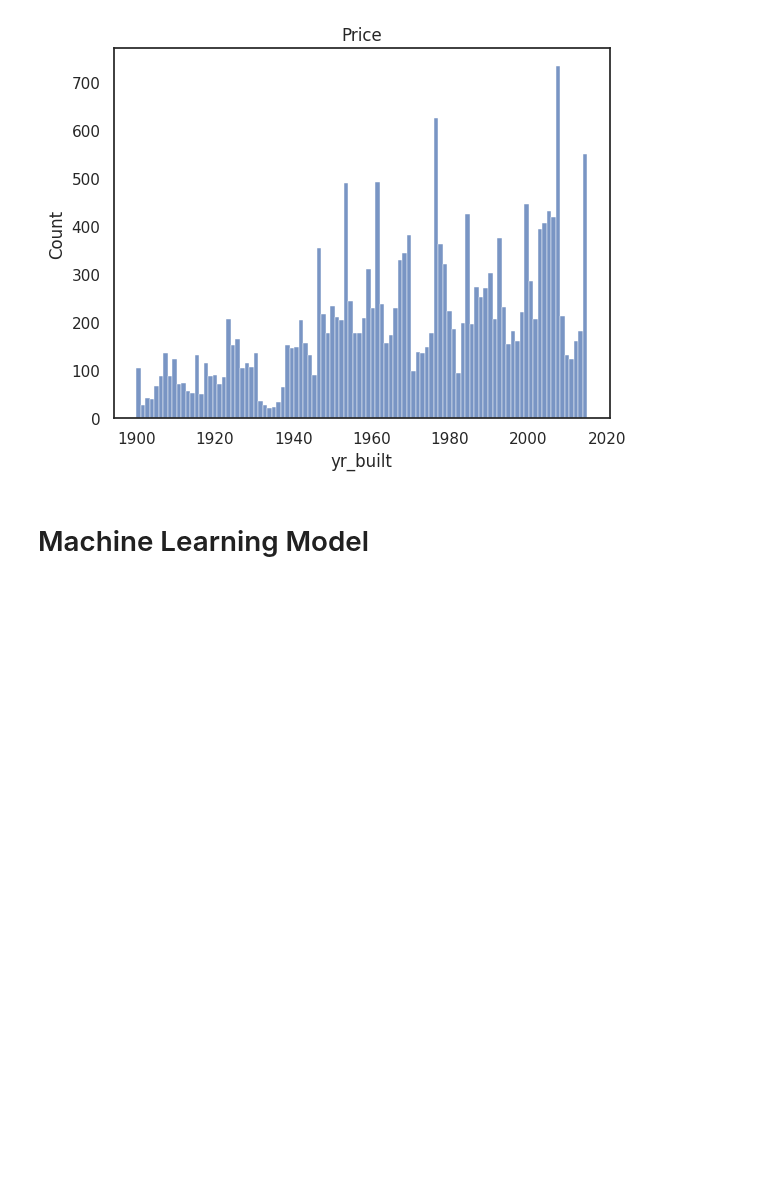
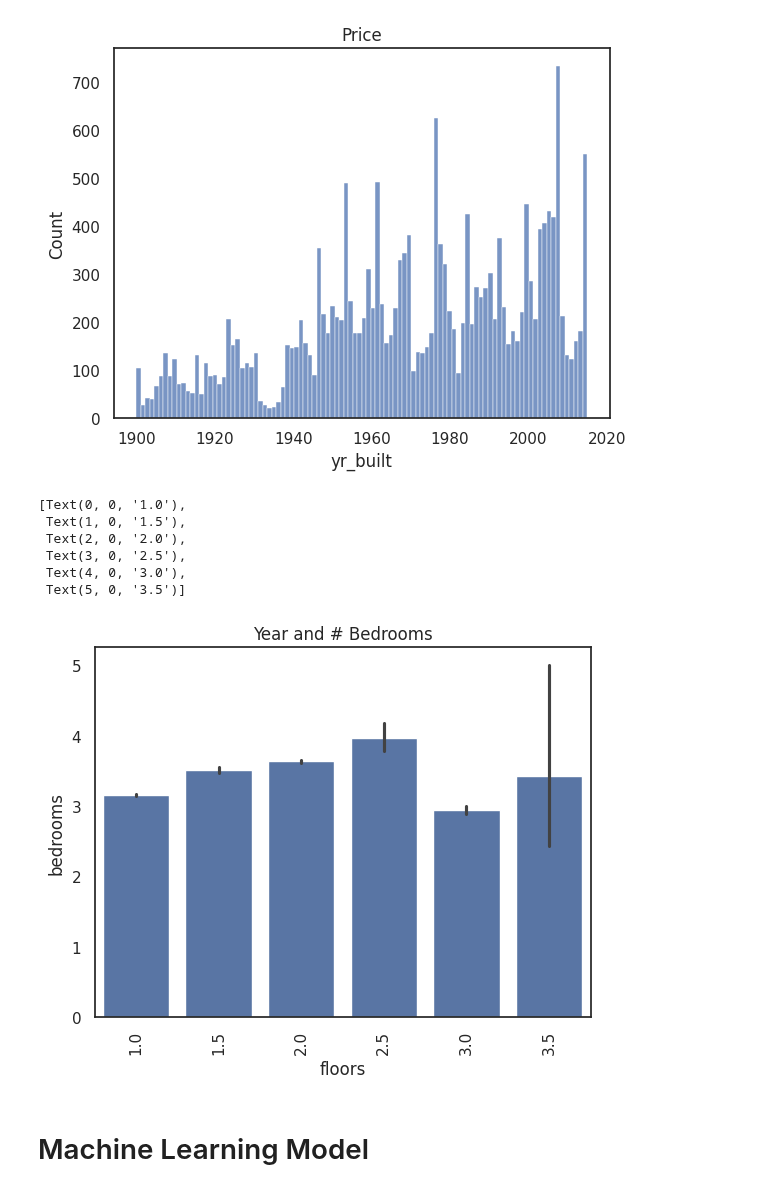
Before and after one commit to josegabrielguerrero26/CSE450-machinelearning, a Jupyter notebook: project2/starter_housing.ipynb, the cells around one changed output. Saved outputs shown, nothing was run; the diff lists cells and outputs as text; code cells hidden in the pictures; blank space fills up the shorter version.

```diff
--- a/project2/starter_housing.ipynb
+++ b/project2/starter_housing.ipynb
@@ -223,6 +224,18 @@ graph1.set_title("Price")
 # %% [output]
 Text(0.5, 1.0, 'Price')
 [figure]
+# %%
+graph2=sns.barplot(data=dfh,x='floors', y='bedrooms')
+graph2.set_title('Year and # Bedrooms')
+graph2.set_xticklabels(graph2.get_xticklabels(), rotation=90)
+# %% [output]
+[Text(0, 0, '1.0'),
+ Text(1, 0, '1.5'),
+ Text(2, 0, '2.0'),
+ Text(3, 0, '2.5'),
+ Text(4, 0, '3.0'),
+ Text(5, 0, '3.5')]
+[figure, added]
 # %% [markdown]
 # Machine Learning Model
 # %% [markdown]
```
Also changed, not shown: parts of 17 cells of this notebook.
